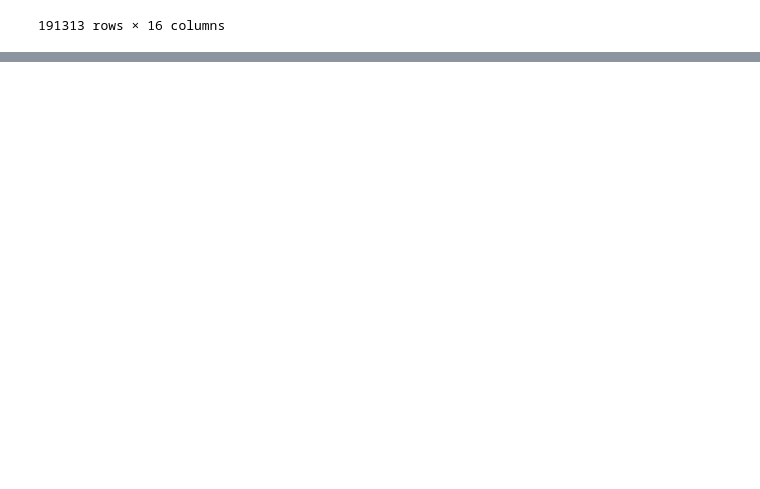
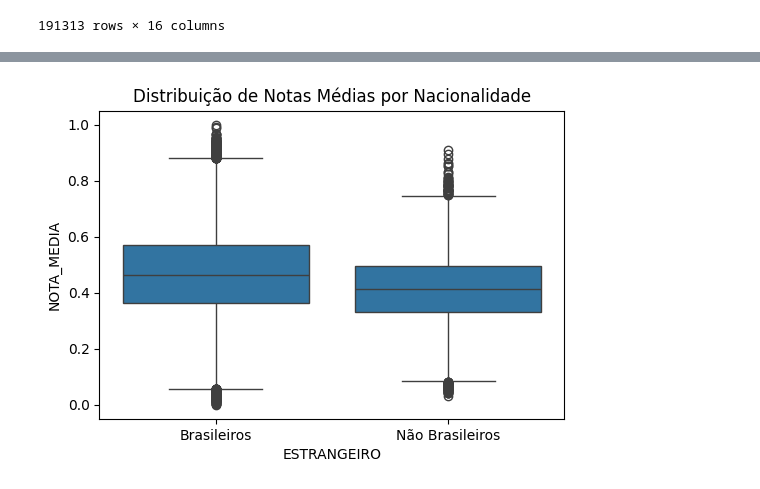
Before and after one commit to MIND-UFPR/MIND, a Jupyter notebook: ENEM/MLP_Model/enem.ipynb, the cells around one changed output, grey strips where cells are left out. Saved outputs shown, nothing was run; the diff lists cells and outputs as text; code cells hidden in the pictures; blank space fills up the shorter version.

```diff
--- a/ENEM/MLP_Model/enem.ipynb
+++ b/ENEM/MLP_Model/enem.ipynb
@@ -6,7 +6,7 @@ e características. Uma rede bem vanila será criada.
 # com excessao da redacao, que pode ter sido zero
 
 import pandas as pd
-df = pd.read_csv("../Data/dados_enem_2022_limpo.csv")
+df = pd.read_csv("../../Data/dados_enem_2022_limpo.csv")
 
 df
 # %% [output]
@@ -25,0 +72,6 @@ df
+# %%
+# Aumenta o numero de colunas para cada atributo
+
+import pandas as pd
+
+df = pd.get_dummies(df, columns = ['TP_ESTADO_CIVIL', 'TP_SEXO', 'TP_COR_RACA', 'TP_ESCOLA', 'TP_LINGUA'], dtype= int)
@@ -25,0 +124,11 @@ df
+# %%
+from sklearn.preprocessing import MinMaxScaler
+
+# Variáveis numéricas a serem normalizadas
+numerical_features = ['NU_IDADE', 'NOTA_MEDIA']
+
+# Aplicar normalizacao
+scaler = MinMaxScaler()
+df[numerical_features] = scaler.fit_transform(df[numerical_features])
+
+df.drop('NU_INSCRICAO', axis=1, inplace=True)
@@ -25,0 +155,17 @@ df
+# %%
+# Vamos comparar as notas das duas populações
+
+import matplotlib.pyplot as plt
+import seaborn as sns
+
+# Criar uma coluna binária para nacionalidade
+df['ESTRANGEIRO'] = (df['TP_NACIONALIDADE'] != 'Brasileiro(a)').astype(int)
+
+# Boxplot das notas médias por grupo
+plt.figure(figsize=(6, 4))
+sns.boxplot(data=df, x='ESTRANGEIRO', y='NOTA_MEDIA')
+plt.xticks([0, 1], ['Brasileiros', 'Não Brasileiros'])
+plt.title("Distribuição de Notas Médias por Nacionalidade")
+plt.show()
+# %% [output]
+[figure, added]
```
Also changed, not shown: parts of 19 cells of this notebook, 1 other file.
